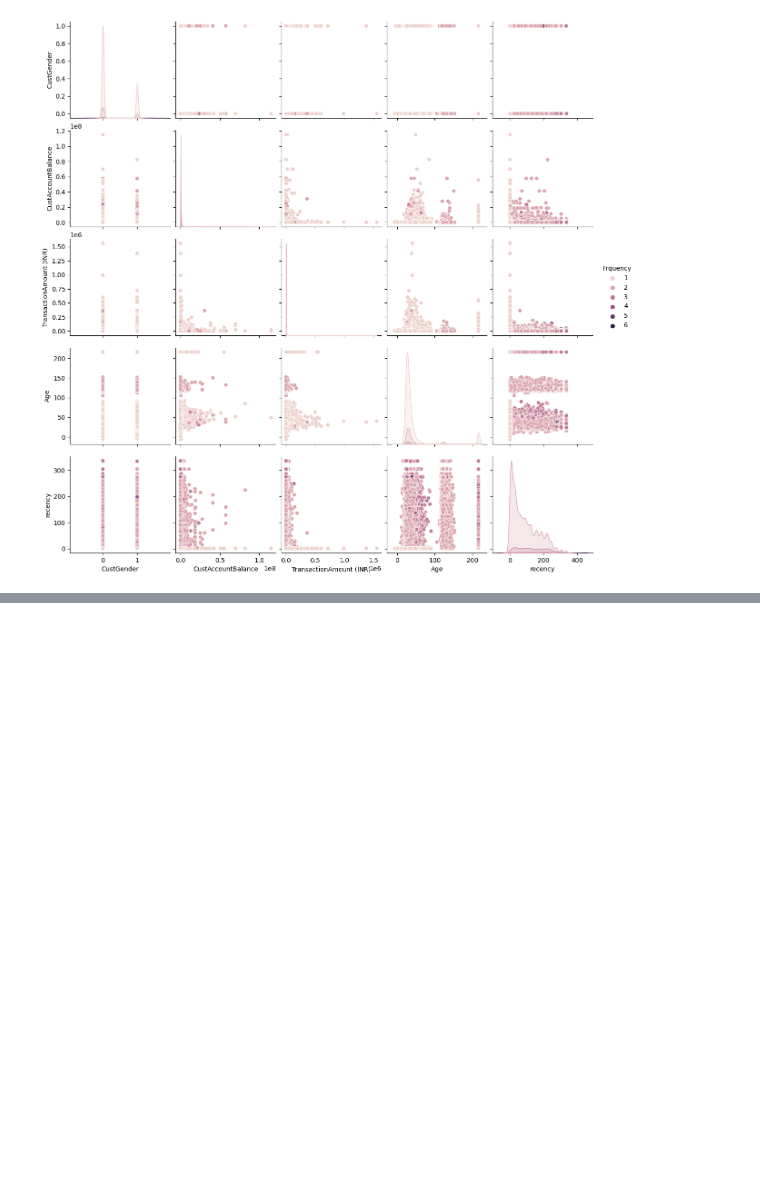
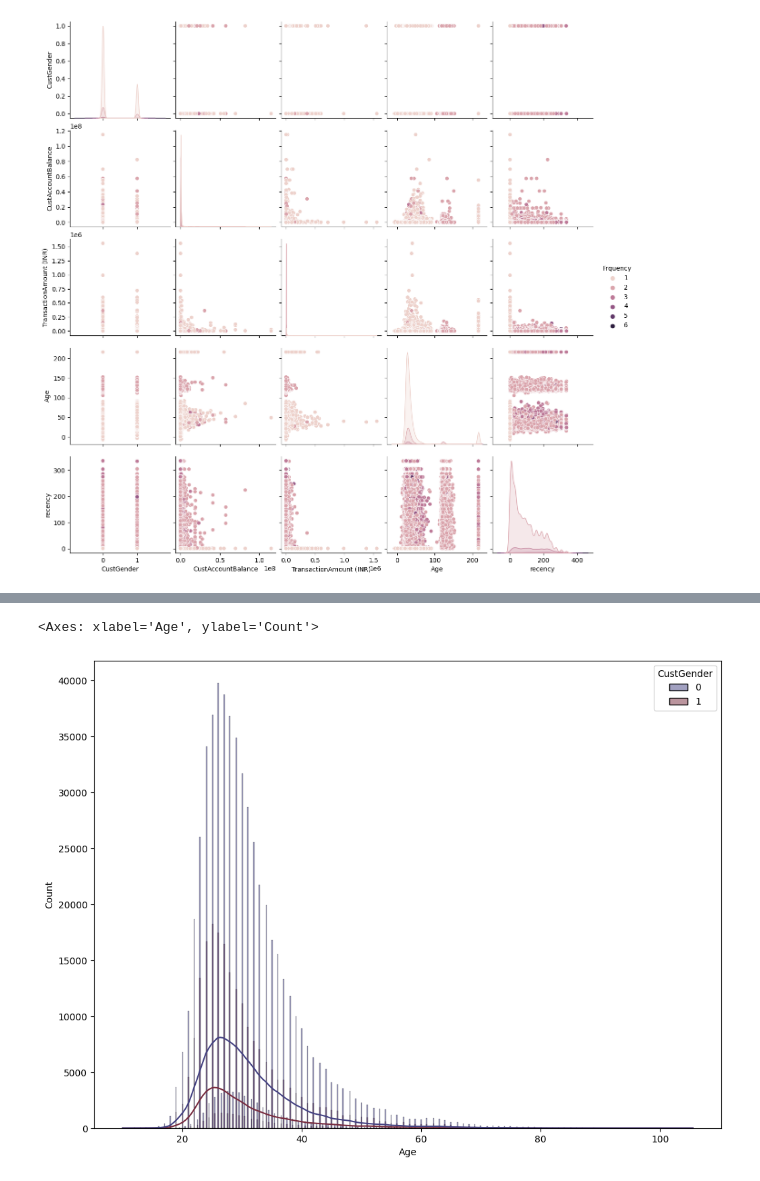
Before and after one commit to codekushalS/Customer-Segmentation, a Jupyter notebook: m1.ipynb, the cells around one changed output, grey strips where cells are left out. Drawn from its saved outputs; the diff is of its cells as text; code cells hidden in the pictures; blank space fills up the shorter version.

```diff
--- a/m1.ipynb
+++ b/m1.ipynb
@@ -238,0 +276,6 @@ sns.pairplot(ndf, hue='Frquency')
+# %%
+plt.figure(figsize=(12, 9))
+sns.histplot(data=ndf, x='Age', hue='CustGender', palette='icefire', kde=True)
+# %% [output]
+<Axes: xlabel='Age', ylabel='Count'>
+[figure, added]
```
Also changed, not shown: parts of 38 cells of this notebook.
